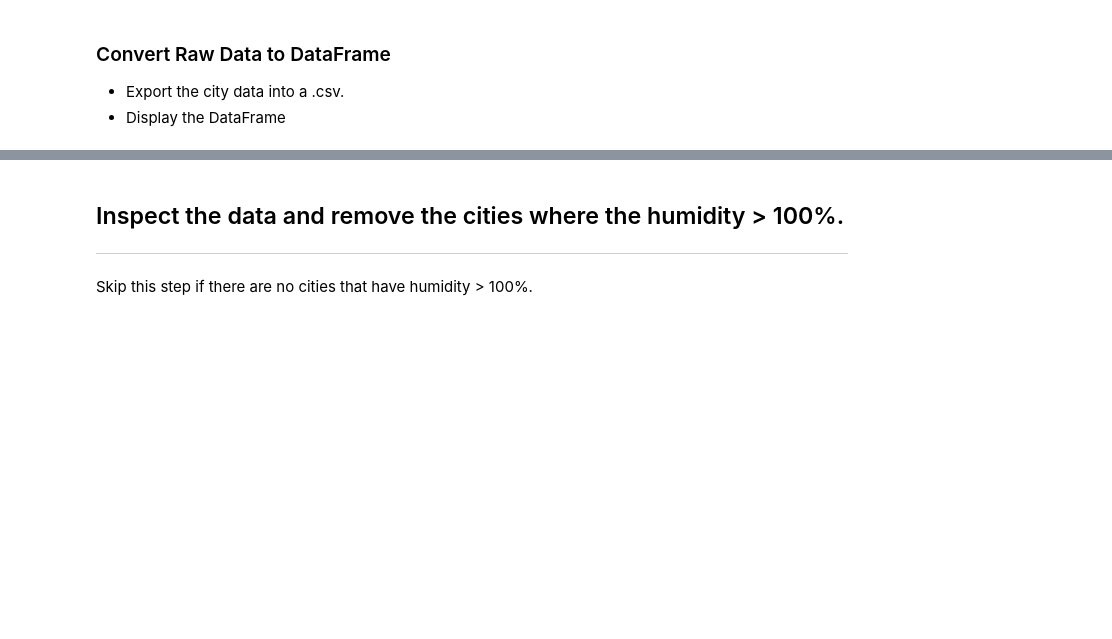
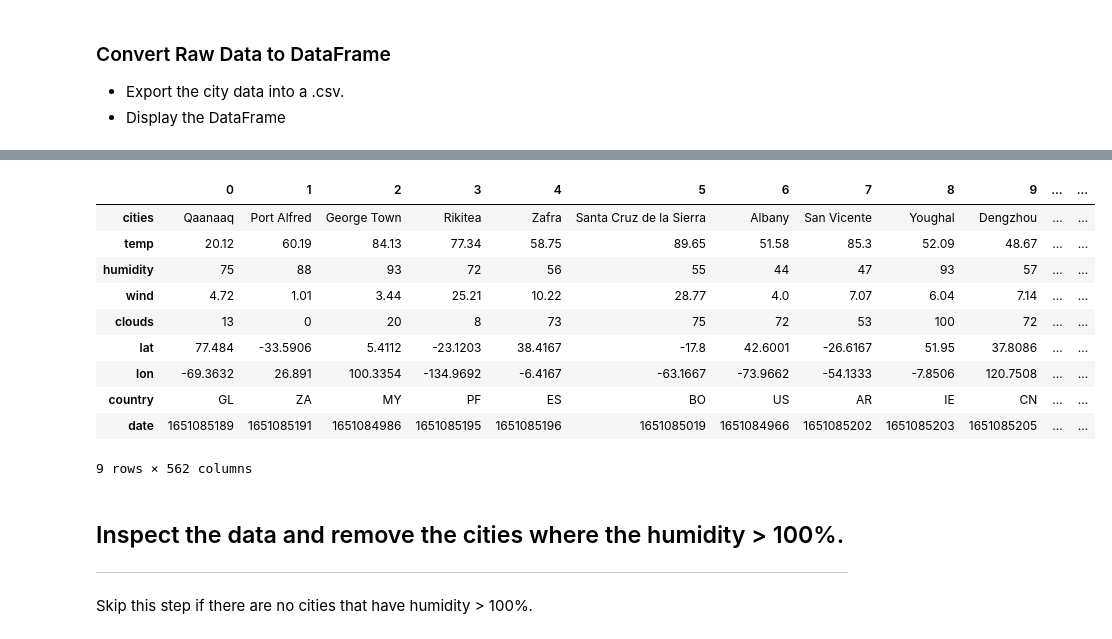
Before and after one commit to kmadhok/Python-Api-Challenge, a Jupyter notebook: WeatherPy.ipynb, the cells around one changed output, grey strips where cells are left out. Saved outputs shown, nothing was run; the diff lists cells and outputs as text; code cells hidden in the pictures; blank space fills up the shorter version.

```diff
--- a/WeatherPy.ipynb
+++ b/WeatherPy.ipynb
@@ -118,3 +179,18 @@ weather_data
+# %%
+weather_data.to_csv('/Users/kanumadhok/Downloads/weather_dict.csv', index = False, header =True)
+weather_data.transpose()
+# %% [output]
+|  | 0 | 1 | 2 | 3 | 4 | 5 | 6 | 7 | 8 | 9 | ... | ... |
+| cities | Qaanaaq | Port Alfred | George Town | Rikitea | Zafra | Santa Cruz de la Sierra | Albany | San Vicente | Youghal | Dengzhou | ... | ... |
+| temp | 20.12 | 60.19 | 84.13 | 77.34 | 58.75 | 89.65 | 51.58 | 85.3 | 52.09 | 48.67 | ... | ... |
+| humidity | 75 | 88 | 93 | 72 | 56 | 55 | 44 | 47 | 93 | 57 | ... | ... |
+| wind | 4.72 | 1.01 | 3.44 | 25.21 | 10.22 | 28.77 | 4.0 | 7.07 | 6.04 | 7.14 | ... | ... |
+| clouds | 13 | 0 | 20 | 8 | 73 | 75 | 72 | 53 | 100 | 72 | ... | ... |
+| lat | 77.484 | -33.5906 | 5.4112 | -23.1203 | 38.4167 | -17.8 | 42.6001 | -26.6167 | 51.95 | 37.8086 | ... | ... |
+| lon | -69.3632 | 26.891 | 100.3354 | -134.9692 | -6.4167 | -63.1667 | -73.9662 | -54.1333 | -7.8506 | 120.7508 | ... | ... |
+| country | GL | ZA | MY | PF | ES | BO | US | AR | IE | CN | ... | ... |
+| date | 1651085189 | 1651085191 | 1651084986 | 1651085195 | 1651085196 | 1651085019 | 1651084966 | 1651085202 | 1651085203 | 1651085205 | ... | ... |
+9 rows × 562 columns
 # %% [markdown]
 ## Inspect the data and remove the cities where the humidity > 100%.
 ----
```
Also changed, not shown: parts of 18 cells of this notebook, 1 other file.
